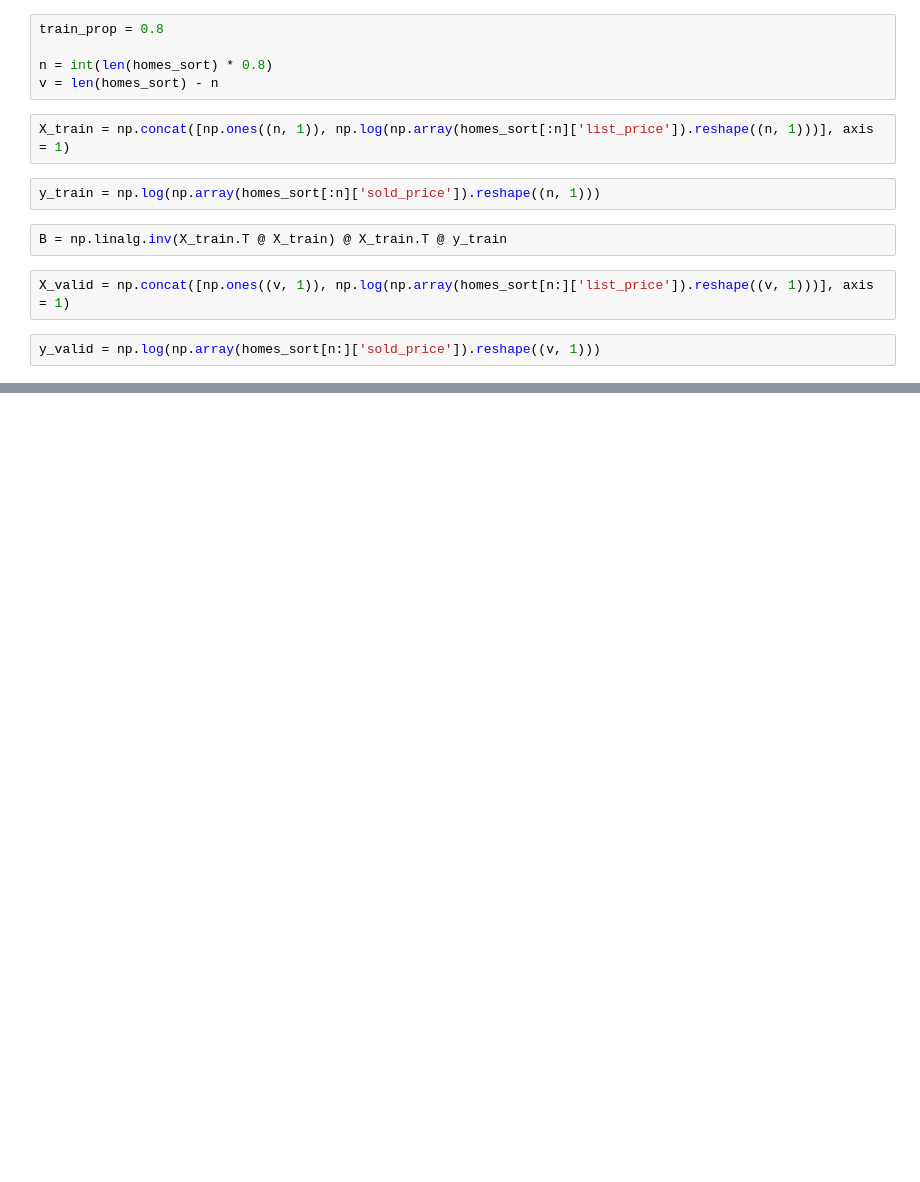
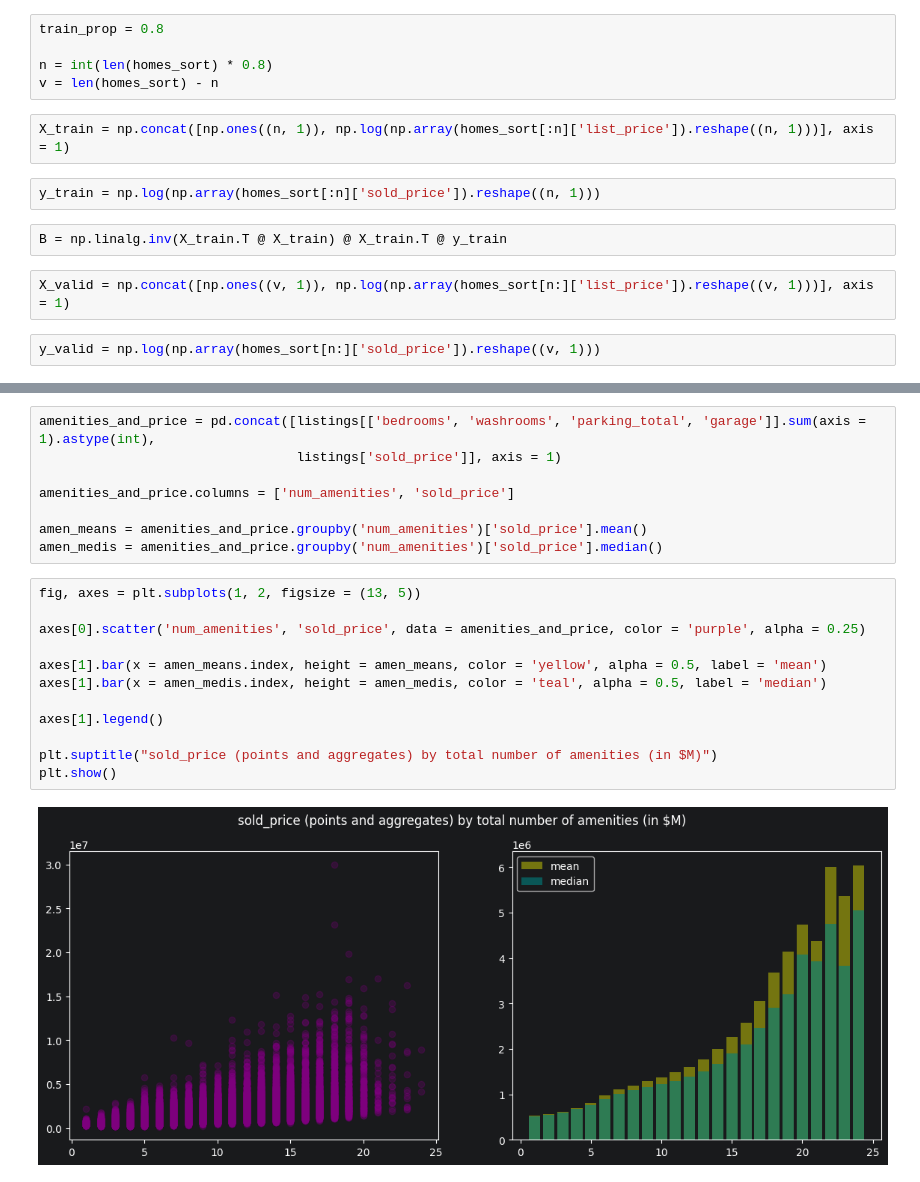
Before and after one commit to LucasWHJ/SSU-Data-Dash-2026-Toronto-Home-Price-Prediction-Challenge, a Jupyter notebook: notebooks/01_eda.ipynb, the cells around one changed output, grey strips where cells are left out. Drawn from its saved outputs; the diff is of its cells as text; blank space fills up the shorter version.

```diff
--- a/notebooks/01_eda.ipynb
+++ b/notebooks/01_eda.ipynb
@@ -174,0 +285,22 @@ listings['sold_price'] / square_feet(listings['house_area'], adj = 'max')
+# %%
+amenities_and_price = pd.concat([listings[['bedrooms', 'washrooms', 'parking_total', 'garage']].sum(axis = 1).astype(int),
+                                 listings['sold_price']], axis = 1)
+
+amenities_and_price.columns = ['num_amenities', 'sold_price']
+
+amen_means = amenities_and_price.groupby('num_amenities')['sold_price'].mean()
+amen_medis = amenities_and_price.groupby('num_amenities')['sold_price'].median()
+# %%
+fig, axes = plt.subplots(1, 2, figsize = (13, 5))
+
+axes[0].scatter('num_amenities', 'sold_price', data = amenities_and_price, color = 'purple', alpha = 0.25)
+
+axes[1].bar(x = amen_means.index, height = amen_means, color = 'yellow', alpha = 0.5, label = 'mean')
+axes[1].bar(x = amen_medis.index, height = amen_medis, color = 'teal', alpha = 0.5, label = 'median')
+
+axes[1].legend()
+
+plt.suptitle("sold_price (points and aggregates) by total number of amenities (in $M)")
+plt.show()
+# %% [output]
+[figure, added]
```
Also changed, not shown: parts of 25 cells of this notebook, 1 other file.
